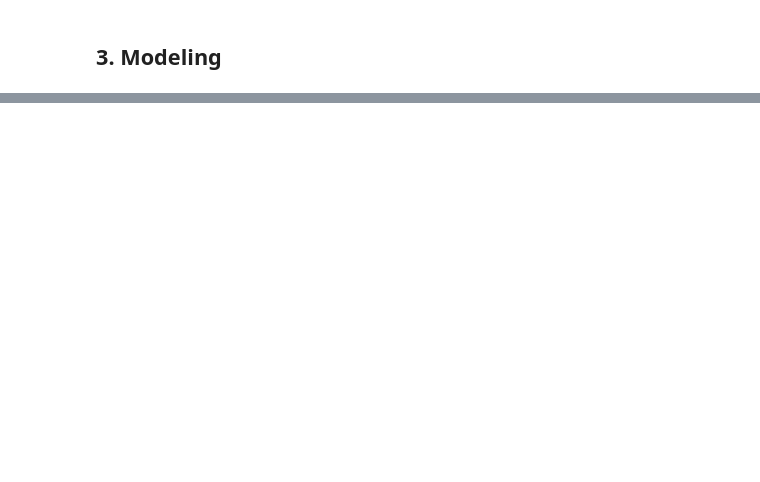
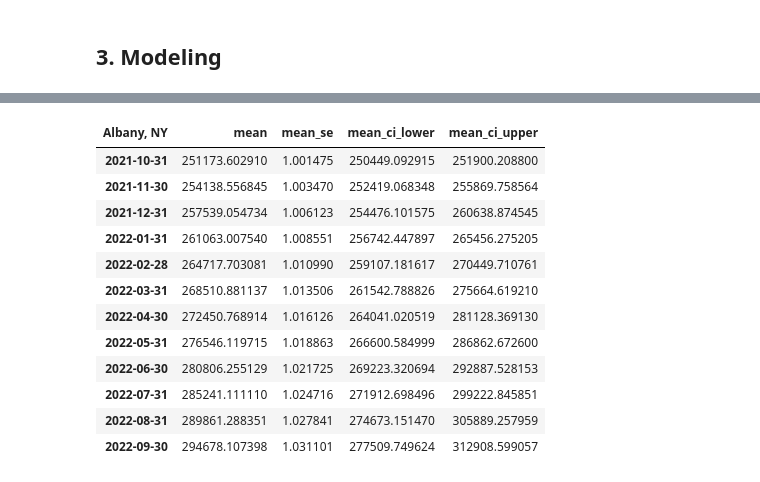
Before and after one commit to MellissaValle/Zillow_Real_Estate_Time_Series_analysis, a Jupyter notebook: Aidan/Aidan's Notebook.ipynb, the cells around one changed output, grey strips where cells are left out. Cells and saved outputs as stored; diff of their text form; code cells hidden in the pictures; blank space fills up the shorter version.

```diff
--- a/Aidan/Aidan's Notebook.ipynb
+++ b/Aidan/Aidan's Notebook.ipynb
@@ -233,19 +258,18 @@ def run_auto_arima(series_i):
 
     return model.fit()
 # %%
-def run_arima_model(i, start, end):
+def run_arima_model(i, steps):
 
-    row_name, row_series = melt_row(i)
+    series = df_2012.iloc[:, i:i+1]
 
-    log_row_series = log_transform(row_series)
+    name = series.columns[0]
 
-    model = run_auto_arima(log_row_series)
+    log_series = log_transform(series)
 
-    log_prediction = model.predict(start, end)
+    model = run_auto_arima(log_series)
 
-    prediction = e ** log_prediction
+    log_forecast = model.get_forecast(steps)
+    forecast_series = e ** log_forecast.summary_frame()
 
-    prediction_df = pd.DataFrame(prediction.values, prediction.index)
-
-    return row_name, row_series, prediction_df
+    return name, series, forecast_series
 # %%
@@ -263,0 +303,18 @@ plt.show()
+# %%
+i, j, k = run_arima_model(3, 12)
+# %%
+k
+# %% [output]
+| Albany, NY | mean | mean_se | mean_ci_lower | mean_ci_upper |
+| 2021-10-31 | 251173.602910 | 1.001475 | 250449.092915 | 251900.208800 |
+| 2021-11-30 | 254138.556845 | 1.003470 | 252419.068348 | 255869.758564 |
+| 2021-12-31 | 257539.054734 | 1.006123 | 254476.101575 | 260638.874545 |
+| 2022-01-31 | 261063.007540 | 1.008551 | 256742.447897 | 265456.275205 |
+| 2022-02-28 | 264717.703081 | 1.010990 | 259107.181617 | 270449.710761 |
+| 2022-03-31 | 268510.881137 | 1.013506 | 261542.788826 | 275664.619210 |
+| 2022-04-30 | 272450.768914 | 1.016126 | 264041.020519 | 281128.369130 |
+| 2022-05-31 | 276546.119715 | 1.018863 | 266600.584999 | 286862.672600 |
+| 2022-06-30 | 280806.255129 | 1.021725 | 269223.320694 | 292887.528153 |
+| 2022-07-31 | 285241.111110 | 1.024716 | 271912.698496 | 299222.845851 |
+| 2022-08-31 | 289861.288351 | 1.027841 | 274673.151470 | 305889.257959 |
+| 2022-09-30 | 294678.107398 | 1.031101 | 277509.749624 | 312908.599057 |
```
Also changed, not shown: parts of 8 cells of this notebook.
